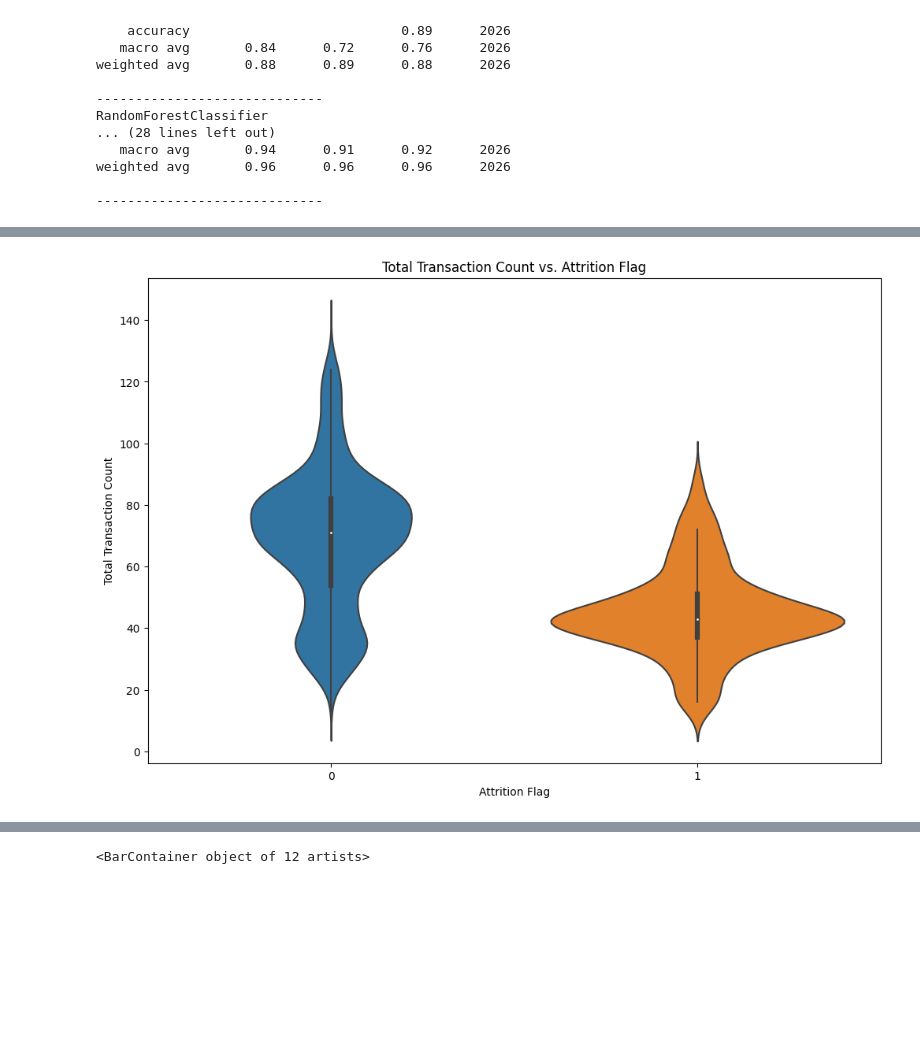
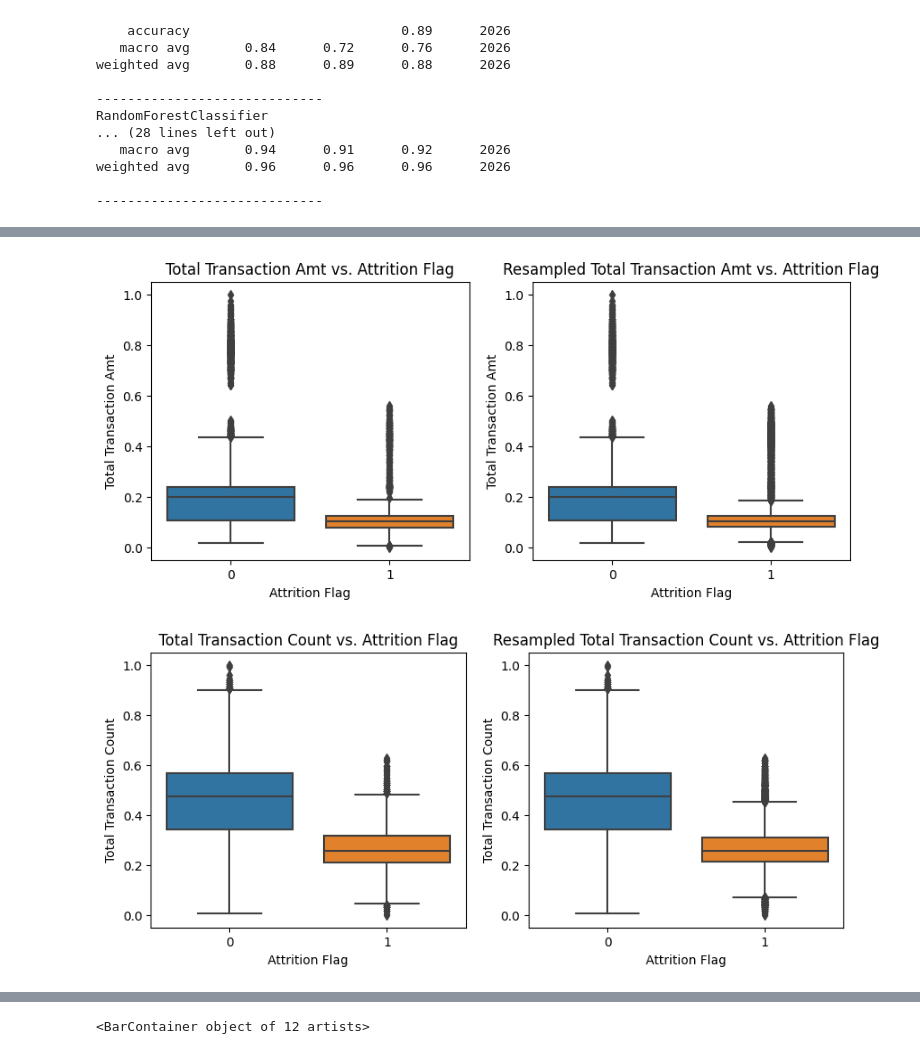
Before and after one commit to CaoThanhNg03/Customer-Churn-Predict, a Jupyter notebook: demo.ipynb, the cells around one changed output, grey strips where cells are left out. Drawn from its saved outputs; the diff is of its cells as text; code cells hidden in the pictures; blank space fills up the shorter version.

```diff
--- a/demo.ipynb
+++ b/demo.ipynb
@@ -171,10 +239,36 @@ plt.barh(selected_feature, importance)
+# %%
+plt.figure(figsize=(10,4))
+
+plt.subplot(1, 2, 1)
+sns.boxplot(x=y_train, y=X_train['Total_Trans_Amt'])
+plt.xlabel('Attrition Flag')
+plt.ylabel('Total Transaction Amt')
+plt.title('Total Transaction Amt vs. Attrition Flag')
+
+plt.subplot(1, 2, 2)
+sns.boxplot(x=y_train_res, y=X_train_res['Total_Trans_Amt'])
+plt.xlabel('Attrition Flag')
+plt.ylabel('Total Transaction Amt')
+plt.title('Resampled Total Transaction Amt vs. Attrition Flag')
+
+plt.show()
+# %% [output]
+[figure, added]
 # %%
-raw_df['Attrition_Flag'] = df['Attrition_Flag']
-plt.figure(figsize=(12,8))
-sns.violinplot(x='Attrition_Flag', y=most_important_feature_name, data=raw_df)
+plt.figure(figsize=(10,4))
+
+plt.subplot(1, 2, 1)
+sns.boxplot(x=y_train, y=X_train['Total_Trans_Ct'])
 plt.xlabel('Attrition Flag')
 plt.ylabel('Total Transaction Count')
 plt.title('Total Transaction Count vs. Attrition Flag')
+
+plt.subplot(1, 2, 2)
+sns.boxplot(x=y_train_res, y=X_train_res['Total_Trans_Ct'])
+plt.xlabel('Attrition Flag')
+plt.ylabel('Total Transaction Count')
+plt.title('Resampled Total Transaction Count vs. Attrition Flag')
+
 plt.show()
 # %% [output]
-[figure, old version]
+[figure, new version]
```
Also changed, not shown: parts of 12 cells of this notebook.
